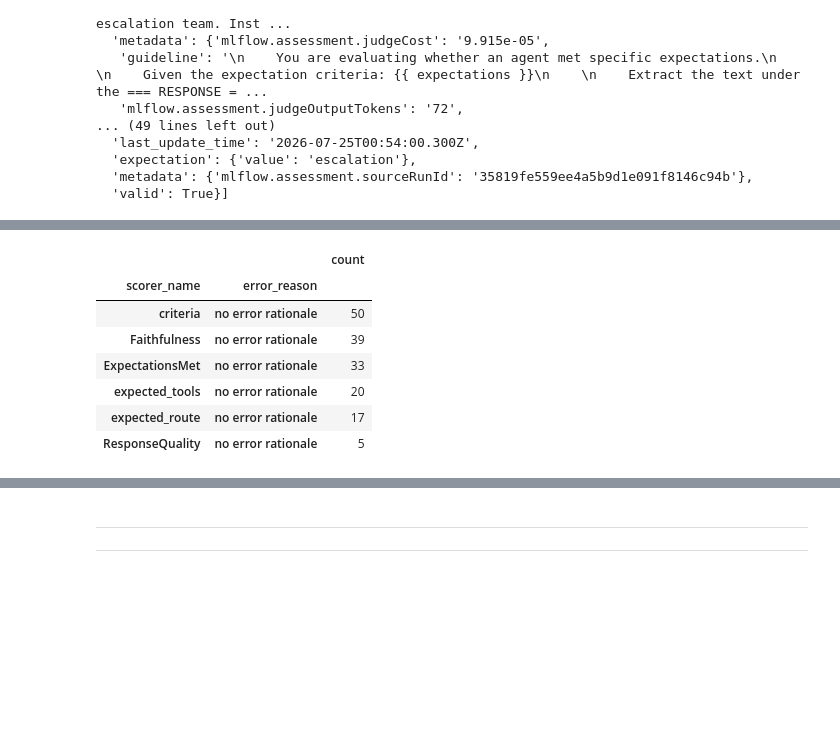
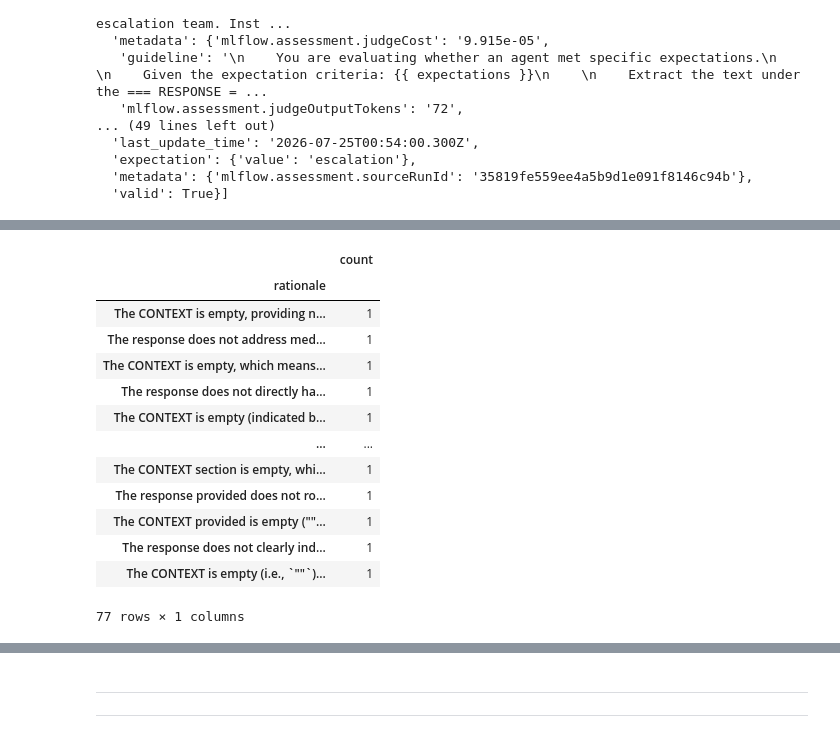
Before and after one commit to phnv/customer-service-scheduling-bot, a Jupyter notebook: notebooks/prompt_evaluation copy.ipynb, the cells around one changed output, grey strips where cells are left out. Drawn from its saved outputs; the diff is of its cells as text; code cells hidden in the pictures; blank space fills up the shorter version.

Commit message:
adj to: implement automated evaluation pipeline with custom scorers and reporting scripts

```diff
--- a/notebooks/prompt_evaluation copy.ipynb
+++ b/notebooks/prompt_evaluation copy.ipynb
@@ -472,12 +458,18 @@ no error rationale    164
 Name: count, dtype: int64
 # %%
-all_failing_reasons[['scorer_name', 'error_reason']].value_counts().to_frame()
+all_failing_reasons['rationale'].value_counts().sort_values( ascending=False).to_frame()
 # %% [output]
-|  |  | count |
-| scorer_name | error_reason |  |
-| criteria | no error rationale | 50 |
-| Faithfulness | no error rationale | 39 |
-| ExpectationsMet | no error rationale | 33 |
-| expected_tools | no error rationale | 20 |
-| expected_route | no error rationale | 17 |
-| ResponseQuality | no error rationale | 5 |
+|  | count |
+| rationale |  |
+| The CONTEXT is empty, providing n... | 1 |
+| The response does not address med... | 1 |
+| The CONTEXT is empty, which means... | 1 |
+| The response does not directly ha... | 1 |
+| The CONTEXT is empty (indicated b... | 1 |
+| ... | ... |
+| The CONTEXT section is empty, whi... | 1 |
+| The response provided does not ro... | 1 |
+| The CONTEXT provided is empty (""... | 1 |
+| The response does not clearly ind... | 1 |
+| The CONTEXT is empty (i.e., `""`)... | 1 |
+77 rows × 1 columns
```
Also changed, not shown: parts of 15 cells of this notebook, 22 other files.
